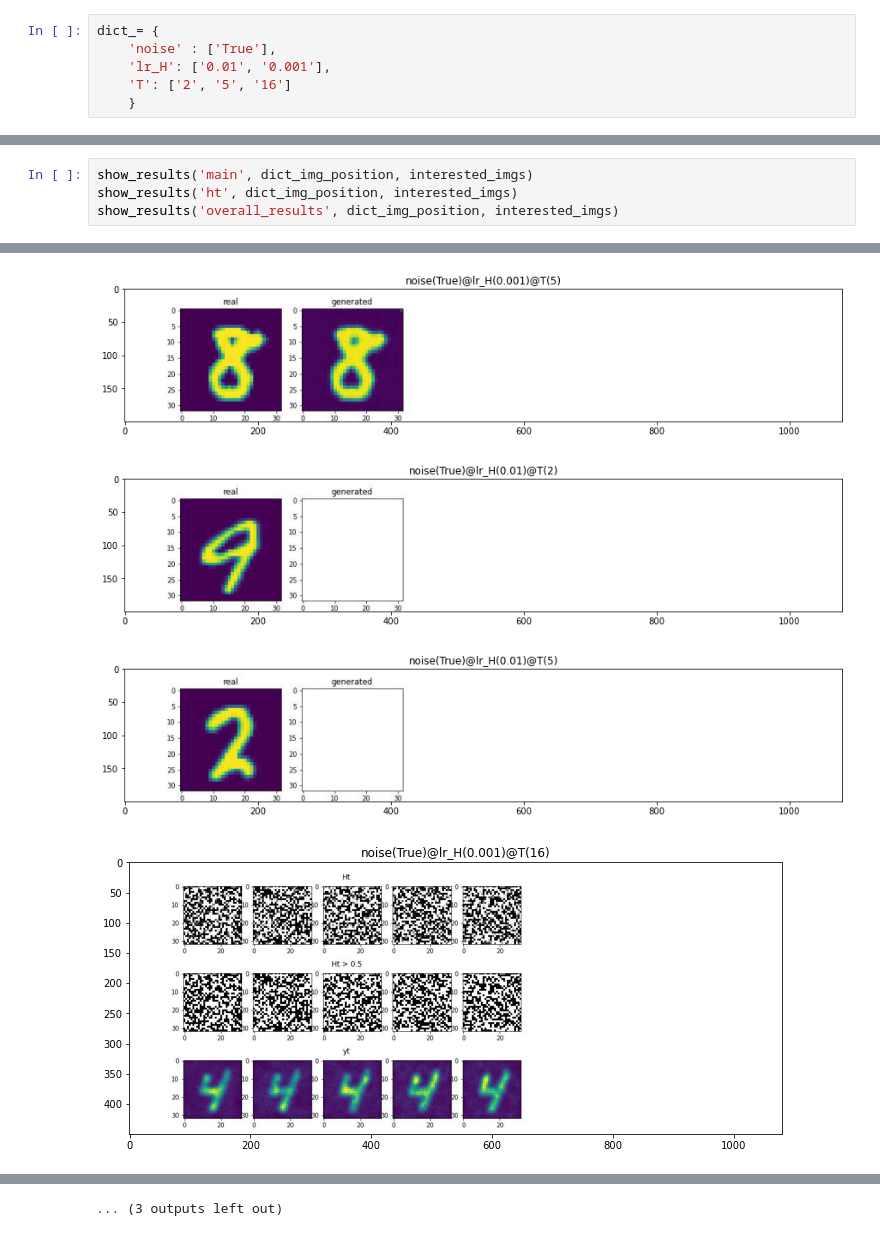
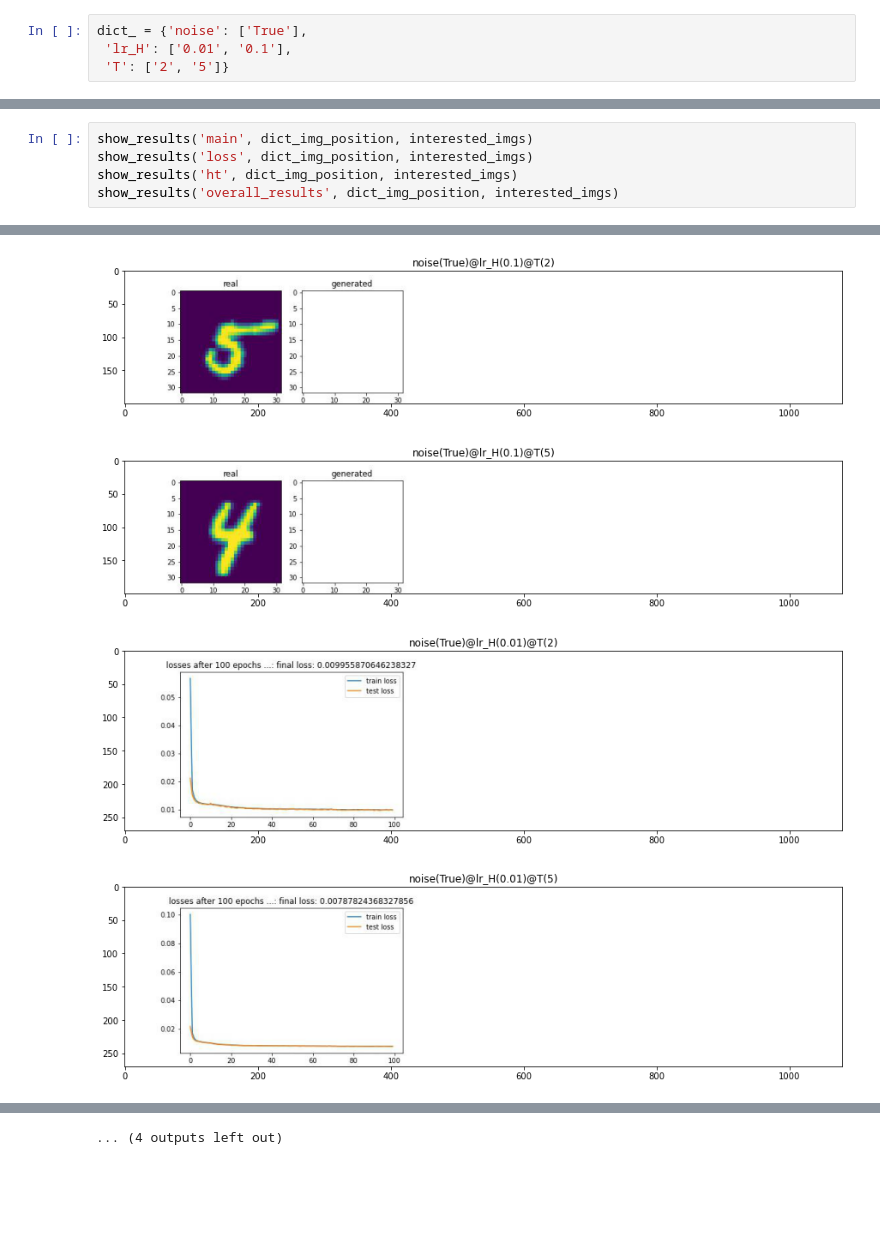
Before and after one commit to dushanw/DabbaMu-DEEP-TFM, a Jupyter notebook: aim2/summarize_results.ipynb, the cells around one changed output, grey strips where cells are left out. Saved outputs shown, nothing was run; the diff lists cells and outputs as text; blank space fills up the shorter version.

```diff
--- a/aim2/summarize_results.ipynb
+++ b/aim2/summarize_results.ipynb
@@ -86,9 +86,7 @@ get_available_attr(img_list)
 # %%
-dict_= {
-    'noise' : ['True'],
-    'lr_H': ['0.01', '0.001'],
-    'T': ['2', '5', '16']
-    }
+dict_ = {'noise': ['True'],
+ 'lr_H': ['0.01', '0.1'],
+ 'T': ['2', '5']}
 # %%
 interested_imgs = filter_results(dict_)
 print(f'available keys : {list(dict_img_position.keys())}')
@@ -97,6 +95,7 @@ print(f'available keys : {list(dict_img_position.keys())}')
 available keys : ['main', 'ht', 'loss', 'overall_results']
 # %%
 show_results('main', dict_img_position, interested_imgs)
+show_results('loss', dict_img_position, interested_imgs)
 show_results('ht', dict_img_position, interested_imgs)
 show_results('overall_results', dict_img_position, interested_imgs)
 # %% [output]
@@ -105,4 +104,4 @@ show_results('overall_results', dict_img_position, interested_imgs)
-[figure, old version]
+[figure, new version]
-[figure, old version]
+[figure, new version]
-[figure, old version]
+[figure, new version]
-[figure, old version]
+[figure, new version]
@@ -115 +114 @@ show_results('overall_results', dict_img_position, interested_imgs)
-... (3 outputs left out)
+... (4 outputs left out)
```
Also changed, not shown: parts of 6 cells of this notebook, 2 other files.
